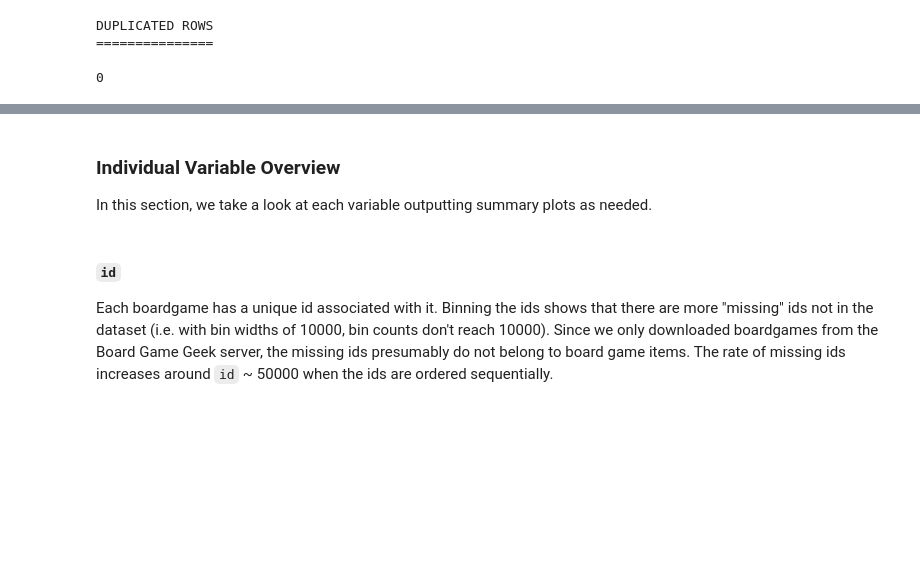
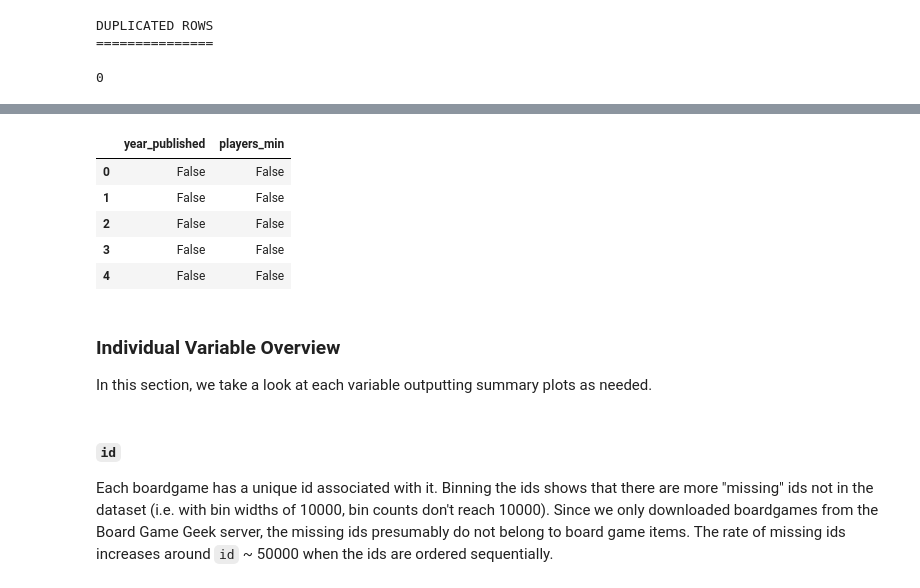
Before and after one commit to andrewKOwong/boardgames, a Jupyter notebook: analysis.ipynb, the cells around one changed output, grey strips where cells are left out. Cells and saved outputs as stored; diff of their text form; code cells hidden in the pictures; blank space fills up the shorter version.

```diff
--- a/analysis.ipynb
+++ b/analysis.ipynb
@@ -118,3 +211,12 @@ DUPLICATED ROWS
+# %%
+pd.concat([gen_df.head()['year_published'] == 0, gen_df.head()['players_min'] == 0], axis=1)
+# %% [output]
+|  | year_published | players_min |
+| 0 | False | False |
+| 1 | False | False |
+| 2 | False | False |
+| 3 | False | False |
+| 4 | False | False |
 # %% [markdown]
 ### Individual Variable Overview
 
```
Also changed, not shown: parts of 12 cells of this notebook.
